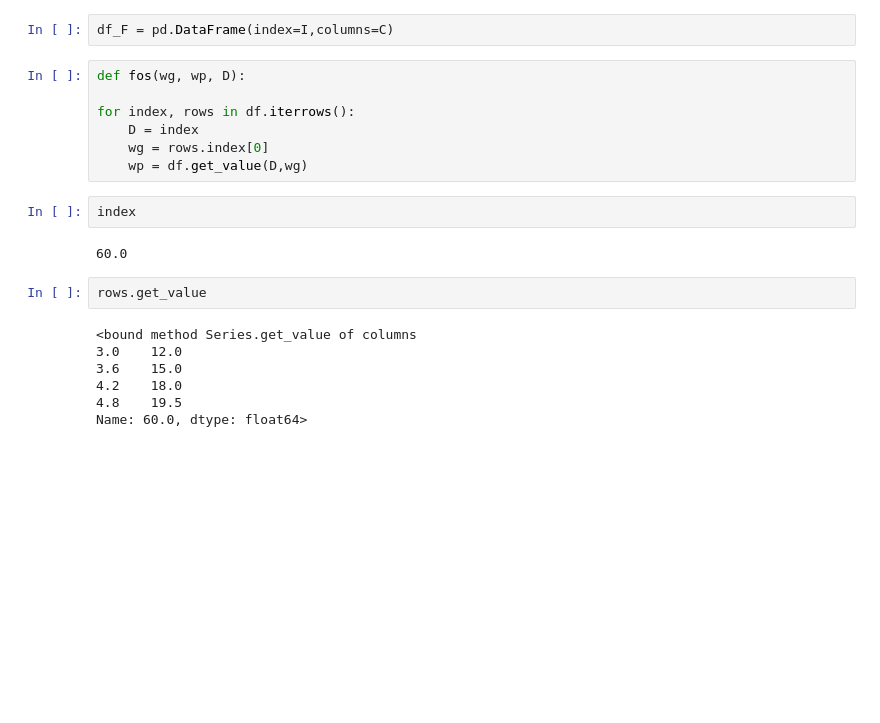
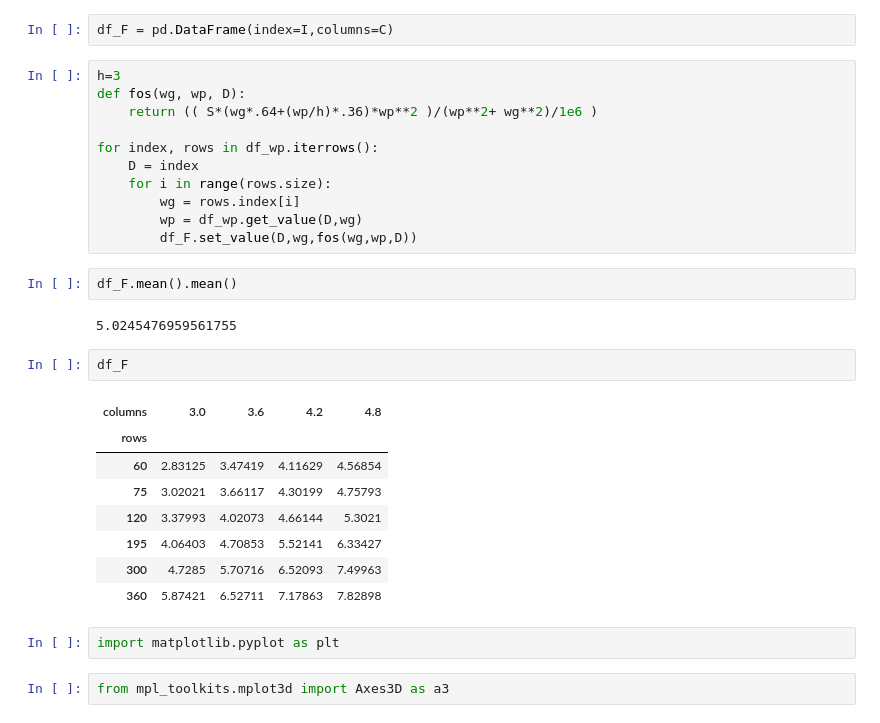
Before and after one commit to sandeepsharma-kgp/NumericalModelling, a Jupyter notebook: lab3.ipynb, the cells around one changed output. Drawn from its saved outputs; the diff is of its cells as text; blank space fills up the shorter version.

```diff
--- a/lab3.ipynb
+++ b/lab3.ipynb
@@ -224,22 +225,32 @@ df_wp = pd.DataFrame(data=wp_table,index=I,columns=C)
 # %%
 df_F = pd.DataFrame(index=I,columns=C)
 # %%
+h=3
 def fos(wg, wp, D):
+    return (( S*(wg*.64+(wp/h)*.36)*wp**2 )/(wp**2+ wg**2)/1e6 )
 
-for index, rows in df.iterrows():
+for index, rows in df_wp.iterrows():
     D = index
-    wg = rows.index[0]
-    wp = df.get_value(D,wg)
+    for i in range(rows.size):
+        wg = rows.index[i]
+        wp = df_wp.get_value(D,wg)
+        df_F.set_value(D,wg,fos(wg,wp,D))
-# %%
-index
-# %% [output]
-60.0
-# %%
-rows.get_value
-# %% [output]
-<bound method Series.get_value of columns
-3.0    12.0
-3.6    15.0
-4.2    18.0
-4.8    19.5
-Name: 60.0, dtype: float64>
+# %%
+df_F.mean().mean()
+# %% [output]
+5.0245476959561755
+# %%
+df_F
+# %% [output]
+| columns | 3.0 | 3.6 | 4.2 | 4.8 |
+| rows |  |  |  |  |
+| 60 | 2.83125 | 3.47419 | 4.11629 | 4.56854 |
+| 75 | 3.02021 | 3.66117 | 4.30199 | 4.75793 |
+| 120 | 3.37993 | 4.02073 | 4.66144 | 5.3021 |
+| 195 | 4.06403 | 4.70853 | 5.52141 | 6.33427 |
+| 300 | 4.7285 | 5.70716 | 6.52093 | 7.49963 |
+| 360 | 5.87421 | 6.52711 | 7.17863 | 7.82898 |
+# %%
+import matplotlib.pyplot as plt
+# %%
+from mpl_toolkits.mplot3d import Axes3D as a3
```
Also changed, not shown: parts of 10 cells of this notebook, 2 other files.
